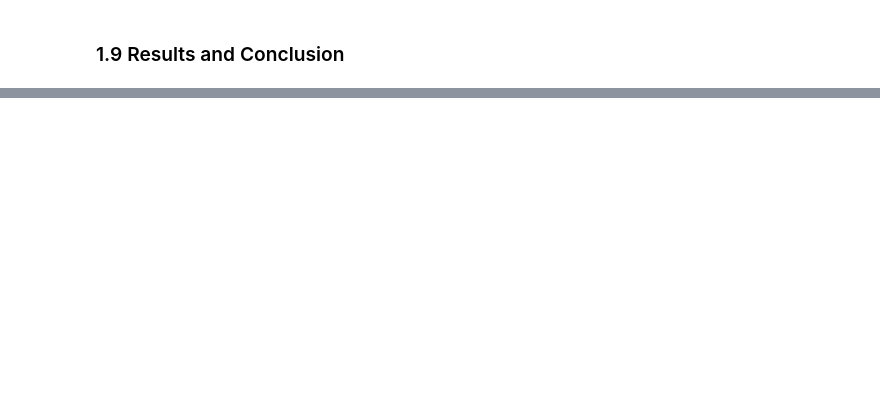
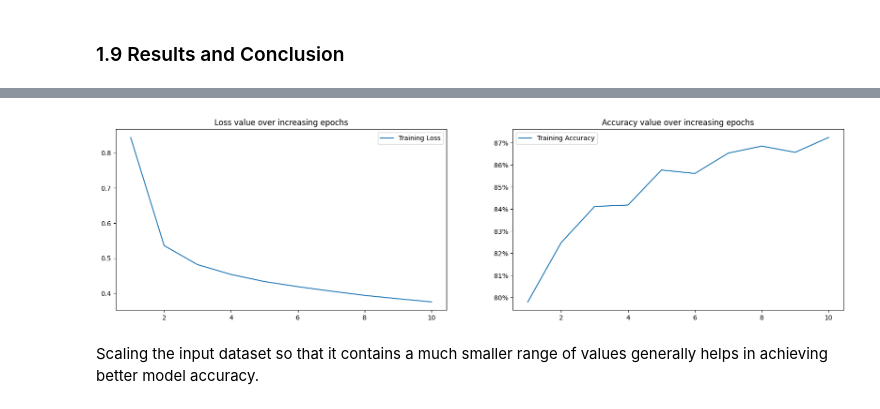
Before and after one commit to MuhammedM294/PyTorch4CV, a Jupyter notebook: FMNIST.ipynb, the cells around one changed output, grey strips where cells are left out. Saved outputs shown, nothing was run; the diff lists cells and outputs as text; code cells hidden in the pictures; blank space fills up the shorter version.

```diff
--- a/FMNIST.ipynb
+++ b/FMNIST.ipynb
@@ -181,0 +216,3 @@ plt.legend()
+# %%
+model,loss_function, optimizer = build_model()
+lossses, accuracies = train(10)
@@ -181,0 +237,6 @@ plt.legend()
+# %%
+display_loss_accuracy(10,lossses, accuracies)
+# %% [output]
+[figure, added]
+# %% [markdown]
+Scaling the input dataset so that it contains a much smaller range of values generally helps in achieving better model accuracy.
```
Also changed, not shown: parts of 32 cells of this notebook.
